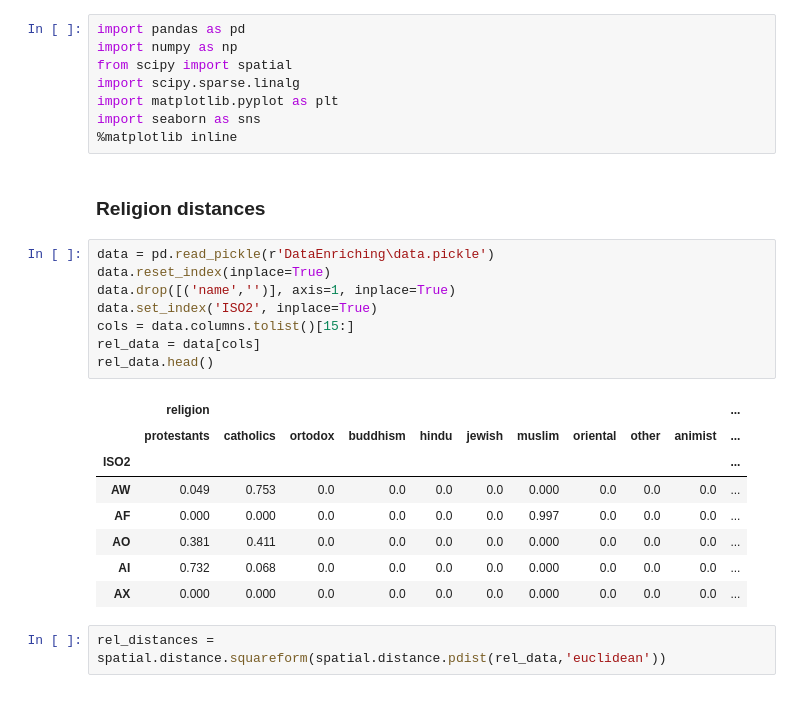
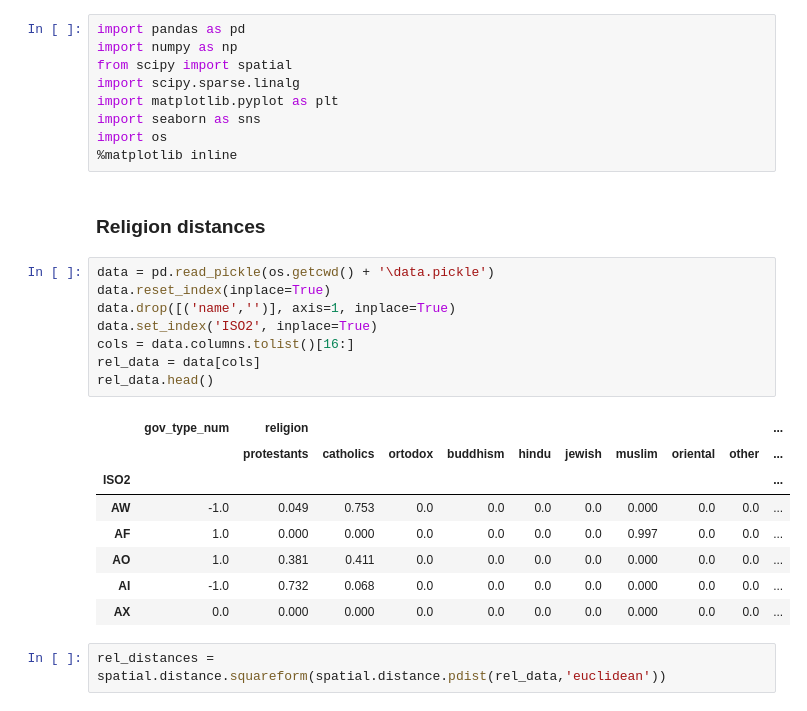
Before and after one commit to LailaHms/ADA2017_Homeworks, a Jupyter notebook: Project/GeoMetrics/distances dataframes.ipynb, the cells around one changed output. Cells and saved outputs as stored; diff of their text form.

```diff
--- a/Project/GeoMetrics/distances dataframes.ipynb
+++ b/Project/GeoMetrics/distances dataframes.ipynb
@@ -5,26 +5,27 @@ from scipy import spatial
 import scipy.sparse.linalg
 import matplotlib.pyplot as plt
 import seaborn as sns
+import os
 %matplotlib inline
 # %% [markdown]
 ###  Religion distances
 # %%
-data = pd.read_pickle(r'DataEnriching\data.pickle')
+data = pd.read_pickle(os.getcwd() + '\data.pickle')
 data.reset_index(inplace=True)
 data.drop([('name','')], axis=1, inplace=True)
 data.set_index('ISO2', inplace=True)
-cols = data.columns.tolist()[15:]
+cols = data.columns.tolist()[16:]
 rel_data = data[cols]
 rel_data.head()
 # %% [output]
-|  | religion |  |  |  |  |  |  |  |  |  | ... |
-|  | protestants | catholics | ortodox | buddhism | hindu | jewish | muslim | oriental | other | animist | ... |
+|  | gov_type_num | religion |  |  |  |  |  |  |  |  | ... |
+|  |  | protestants | catholics | ortodox | buddhism | hindu | jewish | muslim | oriental | other | ... |
 | ISO2 |  |  |  |  |  |  |  |  |  |  | ... |
-| AW | 0.049 | 0.753 | 0.0 | 0.0 | 0.0 | 0.0 | 0.000 | 0.0 | 0.0 | 0.0 | ... |
-| AF | 0.000 | 0.000 | 0.0 | 0.0 | 0.0 | 0.0 | 0.997 | 0.0 | 0.0 | 0.0 | ... |
-| AO | 0.381 | 0.411 | 0.0 | 0.0 | 0.0 | 0.0 | 0.000 | 0.0 | 0.0 | 0.0 | ... |
-| AI | 0.732 | 0.068 | 0.0 | 0.0 | 0.0 | 0.0 | 0.000 | 0.0 | 0.0 | 0.0 | ... |
-| AX | 0.000 | 0.000 | 0.0 | 0.0 | 0.0 | 0.0 | 0.000 | 0.0 | 0.0 | 0.0 | ... |
+| AW | -1.0 | 0.049 | 0.753 | 0.0 | 0.0 | 0.0 | 0.0 | 0.000 | 0.0 | 0.0 | ... |
+| AF | 1.0 | 0.000 | 0.000 | 0.0 | 0.0 | 0.0 | 0.0 | 0.997 | 0.0 | 0.0 | ... |
+| AO | 1.0 | 0.381 | 0.411 | 0.0 | 0.0 | 0.0 | 0.0 | 0.000 | 0.0 | 0.0 | ... |
+| AI | -1.0 | 0.732 | 0.068 | 0.0 | 0.0 | 0.0 | 0.0 | 0.000 | 0.0 | 0.0 | ... |
+| AX | 0.0 | 0.000 | 0.000 | 0.0 | 0.0 | 0.0 | 0.0 | 0.000 | 0.0 | 0.0 | ... |
 # %%
 rel_distances = spatial.distance.squareform(spatial.distance.pdist(rel_data,'euclidean'))
 # %%
```
Also changed, not shown: parts of 3 cells of this notebook, 4 other files.
